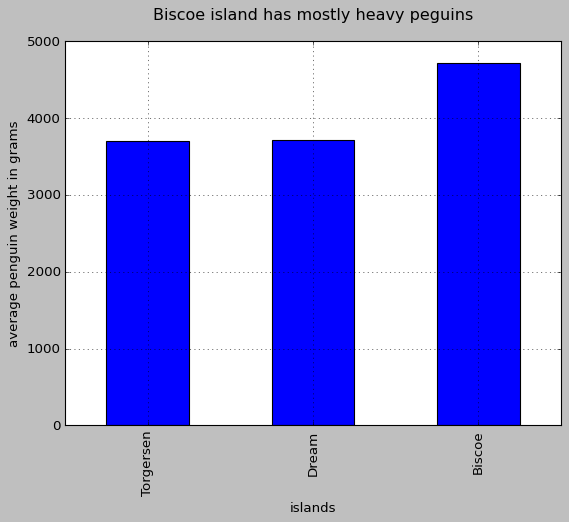
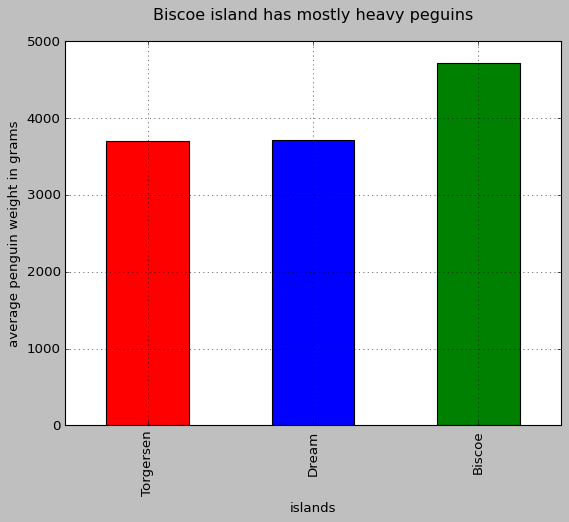
Code edit (unified diff) that turned the first committed figure into the second:
--- before
+++ after
@@ -3,5 +3,5 @@
 fig, ax = plt.subplots()
 
-avg_mass.plot(kind="bar")
+avg_mass.plot(kind="bar" , color=["red","blue","green"])
 ax.set_title("Biscoe island has mostly heavy peguins", pad=20)
 ax.set_ylabel("average penguin weight in grams")

Commit: add different color for each specie in heavy penguins graph